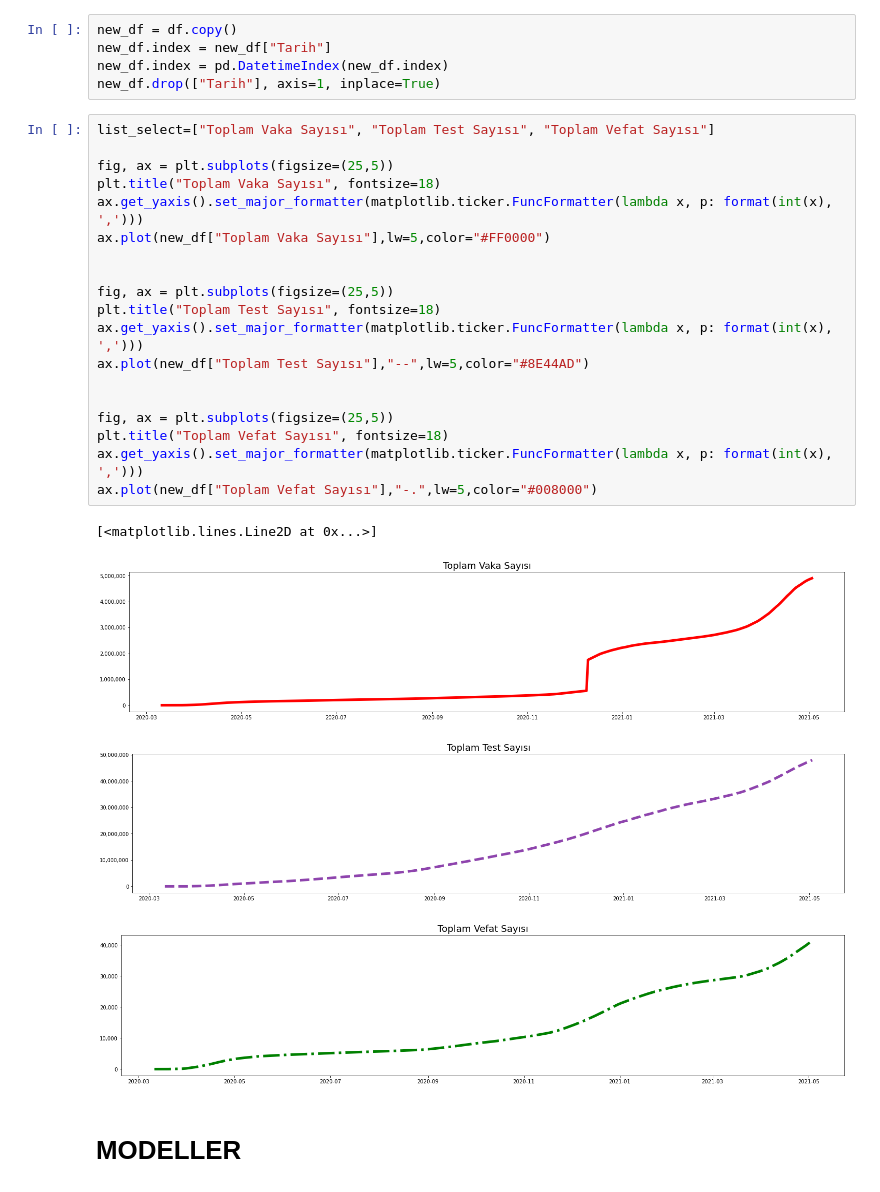
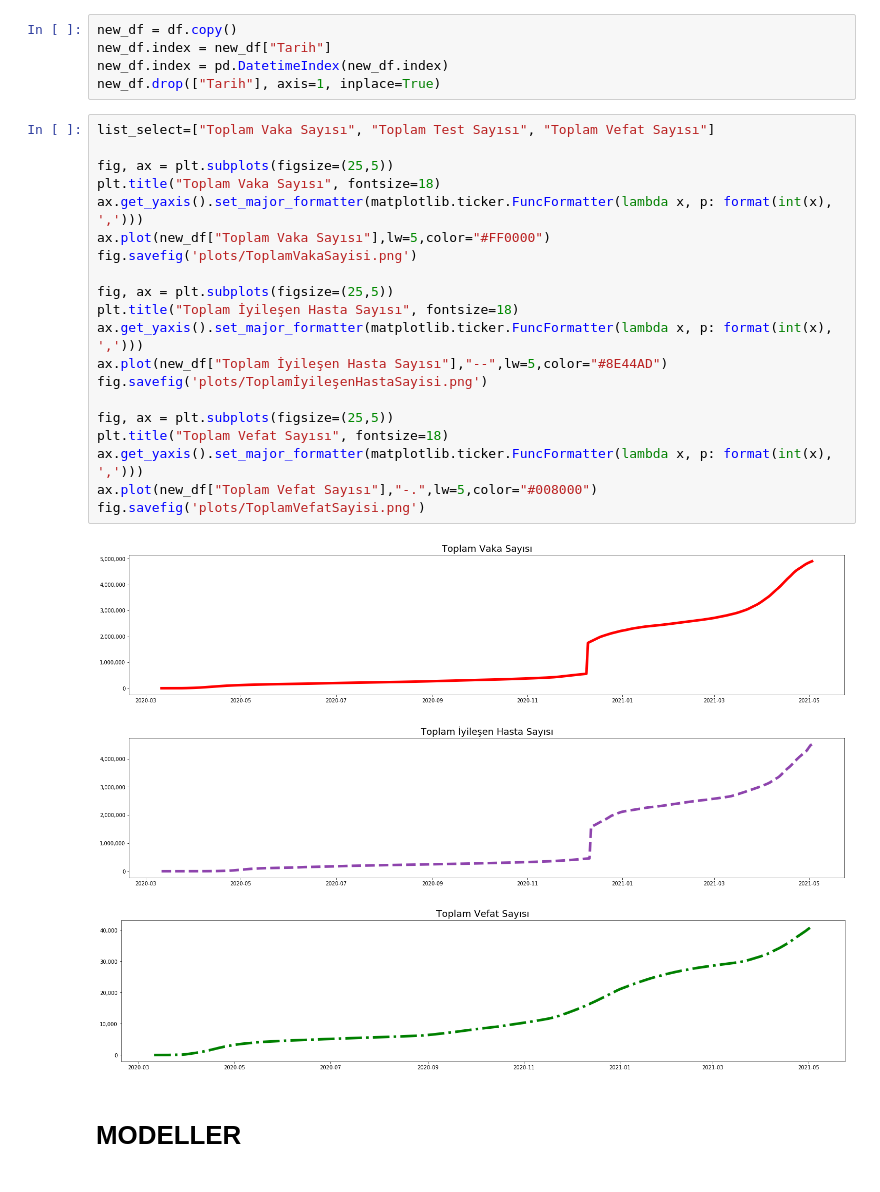
Before and after one commit to nafizcntz/Covid19-Tr-Forecasting, a Jupyter notebook: covid_tr.ipynb, the cells around one changed output. Cells and saved outputs as stored; diff of their text form.

```diff
--- a/covid_tr.ipynb
+++ b/covid_tr.ipynb
@@ -243,26 +245,26 @@ new_df.drop(["Tarih"], axis=1, inplace=True)
 # %%
 list_select=["Toplam Vaka Sayısı", "Toplam Test Sayısı", "Toplam Vefat Sayısı"]
 
 fig, ax = plt.subplots(figsize=(25,5))
 plt.title("Toplam Vaka Sayısı", fontsize=18)
 ax.get_yaxis().set_major_formatter(matplotlib.ticker.FuncFormatter(lambda x, p: format(int(x), ',')))
 ax.plot(new_df["Toplam Vaka Sayısı"],lw=5,color="#FF0000")
-
+fig.savefig('plots/ToplamVakaSayisi.png')
 
 fig, ax = plt.subplots(figsize=(25,5))
-plt.title("Toplam Test Sayısı", fontsize=18)
+plt.title("Toplam İyileşen Hasta Sayısı", fontsize=18)
 ax.get_yaxis().set_major_formatter(matplotlib.ticker.FuncFormatter(lambda x, p: format(int(x), ',')))
-ax.plot(new_df["Toplam Test Sayısı"],"--",lw=5,color="#8E44AD")
-
+ax.plot(new_df["Toplam İyileşen Hasta Sayısı"],"--",lw=5,color="#8E44AD")
+fig.savefig('plots/ToplamİyileşenHastaSayisi.png')
 
 fig, ax = plt.subplots(figsize=(25,5))
 plt.title("Toplam Vefat Sayısı", fontsize=18)
 ax.get_yaxis().set_major_formatter(matplotlib.ticker.FuncFormatter(lambda x, p: format(int(x), ',')))
 ax.plot(new_df["Toplam Vefat Sayısı"],"-.",lw=5,color="#008000")
+fig.savefig('plots/ToplamVefatSayisi.png')
 # %% [output]
-[<matplotlib.lines.Line2D at 0x...>]
 [figure]
-[figure, old version]
+[figure, new version]
 [figure]
 # %% [markdown]
 # MODELLER
```
Also changed, not shown: parts of 33 cells of this notebook, 10 other files.
